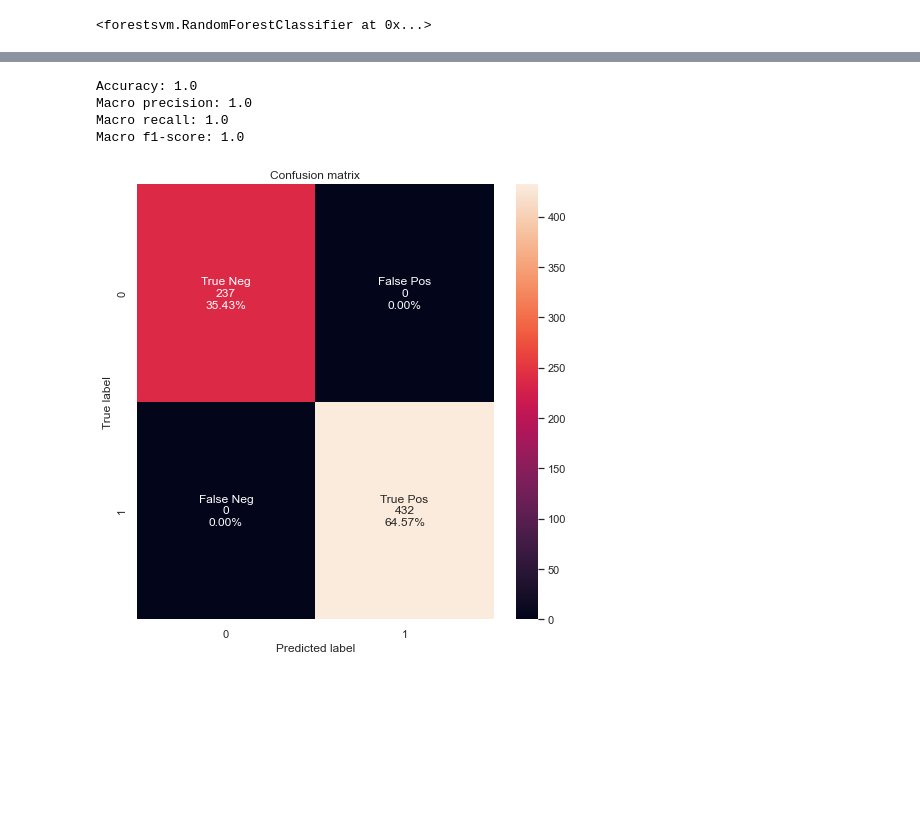
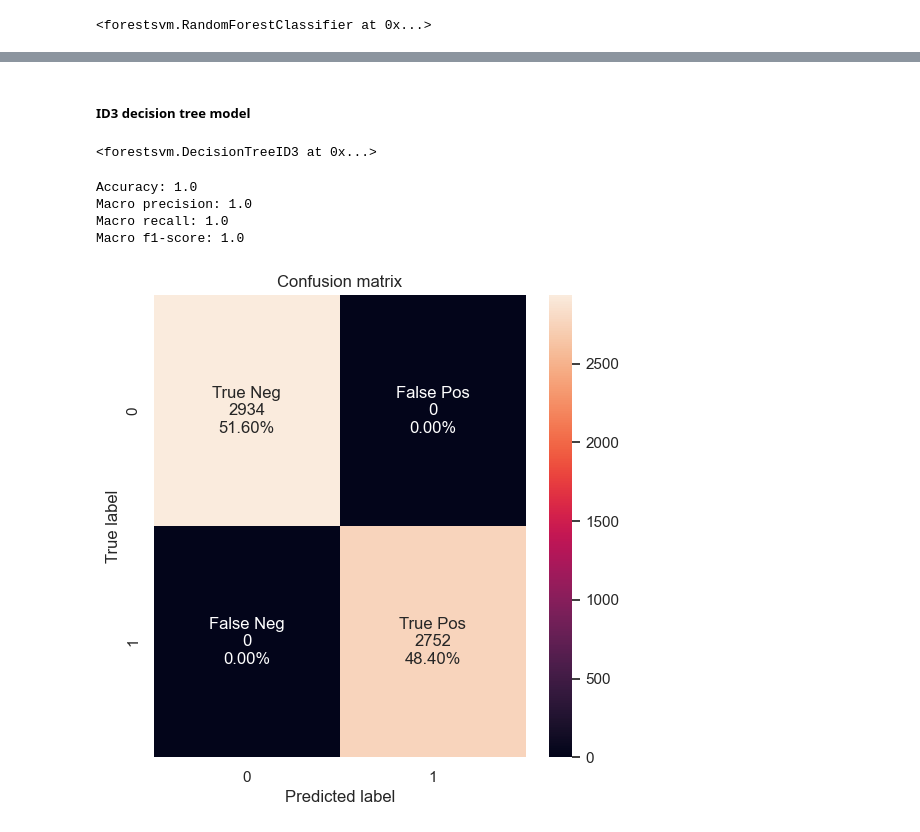
Before and after one commit to JakubSzczepanowski/ForestSVM, a Jupyter notebook: kod/experiments.ipynb, the cells around one changed output, grey strips where cells are left out. Cells and saved outputs as stored; diff of their text form; code cells hidden in the pictures; blank space fills up the shorter version.

Commit message:
model tests on datasets start

```diff
--- a/kod/experiments.ipynb
+++ b/kod/experiments.ipynb
@@ -660,7 +703,7 @@ def metrics(y_true, y_pred):
 
     labels = np.asarray(labels).reshape(2,2)
 
-    plt.figure(figsize=(8,8))
+    plt.figure(figsize=(6,6))
     sns.heatmap(cf_matrix, annot=labels, fmt="")
     plt.title("Confusion matrix")
     plt.xlabel("Predicted label")
@@ -720,0 +778,4 @@ DecisionTreeClassifier()
+# %%
+y = df_mushrooms['label']
+X = df_mushrooms.drop('label', axis = 1)
+X.head(2)
@@ -721,9 +787,18 @@ DecisionTreeClassifier()
+# %%
+X_train, X_test, y_train, y_test = train_test_split(X, y, test_size=0.3, random_state=42)
+# %% [markdown]
+##### ID3 decision tree model
+# %%
+tree_classifier = DecisionTreeID3()
+tree_classifier.fit(X,np.array(y))
+# %% [output]
+<forestsvm.DecisionTreeID3 at 0x...>
 # %%
-y_train_pred = decision_tree_classifier.predict(X_train)
+y_train_pred = tree_classifier.predict(X_train)
 metrics(y_train, y_train_pred)
 # %% [output]
 Accuracy: 1.0
 Macro precision: 1.0
 Macro recall: 1.0
 Macro f1-score: 1.0
-[figure, old version]
+[figure, new version]
```
Also changed, not shown: parts of 40 cells of this notebook.
